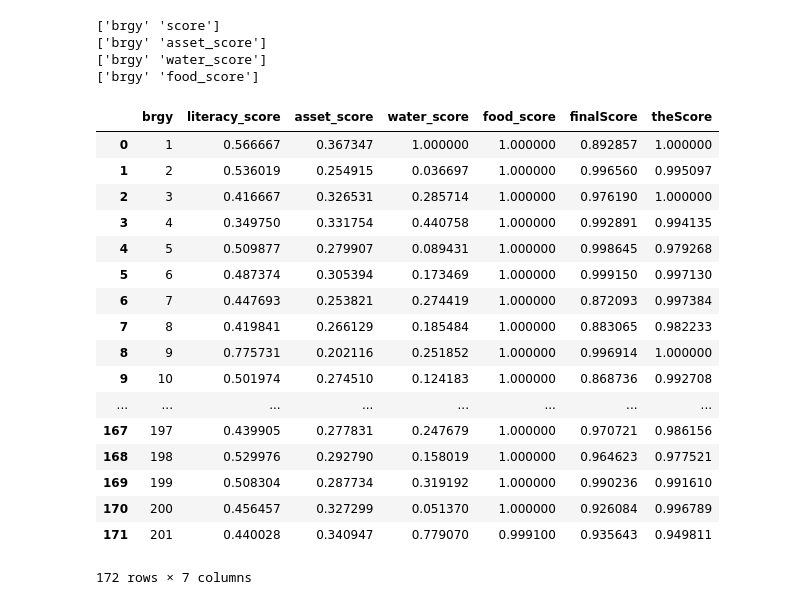
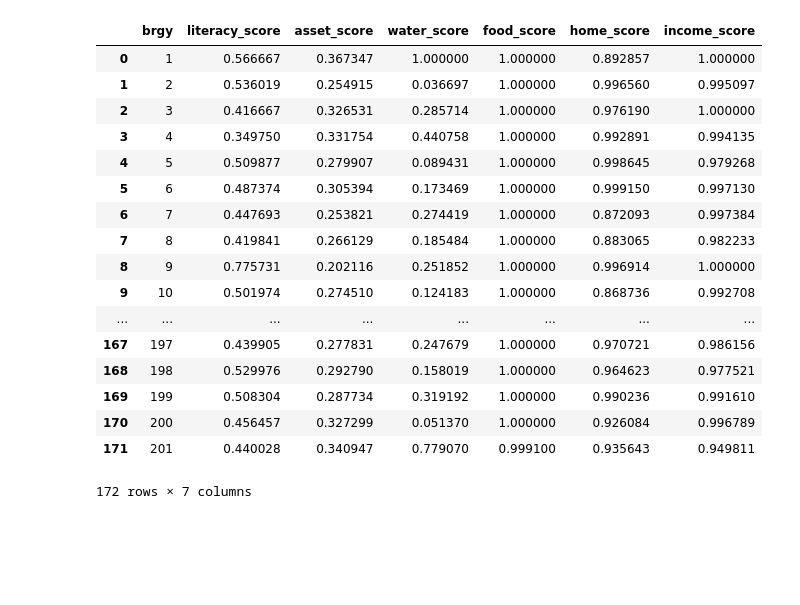
Before and after one commit to christianalderite/DATASCI-Final-Project, a Jupyter notebook: DATASCI Project Total Score.ipynb, the cells around one changed output. Saved outputs shown, nothing was run; the diff lists cells and outputs as text; code cells hidden in the pictures; blank space fills up the shorter version.

```diff
--- a/DATASCI Project Total Score.ipynb
+++ b/DATASCI Project Total Score.ipynb
@@ -15,36 +15,26 @@ dfScore3A = pd.read_csv('BrgyScore3A.csv', low_memory=False);
 dfScore3B = pd.read_csv('BrgyScore3B.csv', low_memory=False);
 dfScore4 = pd.read_csv('BrgyScore4.csv', low_memory=False);
 dfScore5 = pd.read_csv('BrgyScore5.csv', low_memory=False);
-# %%
-print(dfScore1.columns.values)
-print(dfScore2.columns.values)
-print(dfScore3A.columns.values)
-print(dfScore3B.columns.values)
-print(dfScore4.columns.values)
-print(dfScore5.columns.values)
-# %% [output]
-['brgy' 'score']
-['brgy' 'asset_score']
-['brgy' 'water_score']
-['brgy' 'food_score']
 # %%
 dfMain = dfScore1
 # Initiates our main dataframe for the final scoring by copying dfScore1
-
-dfMain.rename(columns={'score':'literacy_score'
-                        }, inplace=True)
-# Renames the 'score' column into 'literacy_score' to better identify it
-
-
 
 dfMain = pd.merge(dfMain, dfScore2, on="brgy")
 dfMain = pd.merge(dfMain, dfScore3A, on="brgy")
 dfMain = pd.merge(dfMain, dfScore3B, on="brgy")
 dfMain = pd.merge(dfMain, dfScore4, on="brgy")
 dfMain = pd.merge(dfMain, dfScore5, on="brgy")
+
+
+dfMain.rename(columns={'score':'literacy_score',
+                       'finalScore':'home_score',
+                       'theScore':'income_score'},
+              inplace=True)
+# Renames the 'score' column into 'literacy_score' to better identify it
+
 dfMain
 # %% [output]
-|  | brgy | literacy_score | asset_score | water_score | food_score | finalScore | theScore |
+|  | brgy | literacy_score | asset_score | water_score | food_score | home_score | income_score |
 | 0 | 1 | 0.566667 | 0.367347 | 1.000000 | 1.000000 | 0.892857 | 1.000000 |
 | 1 | 2 | 0.536019 | 0.254915 | 0.036697 | 1.000000 | 0.996560 | 0.995097 |
 | 2 | 3 | 0.416667 | 0.326531 | 0.285714 | 1.000000 | 0.976190 | 1.000000 |
```
Also changed, not shown: parts of 4 cells of this notebook, 5 other files.
